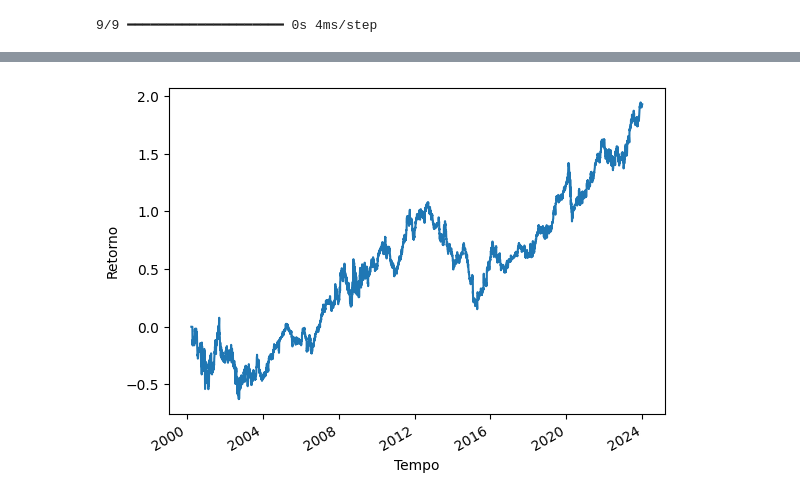
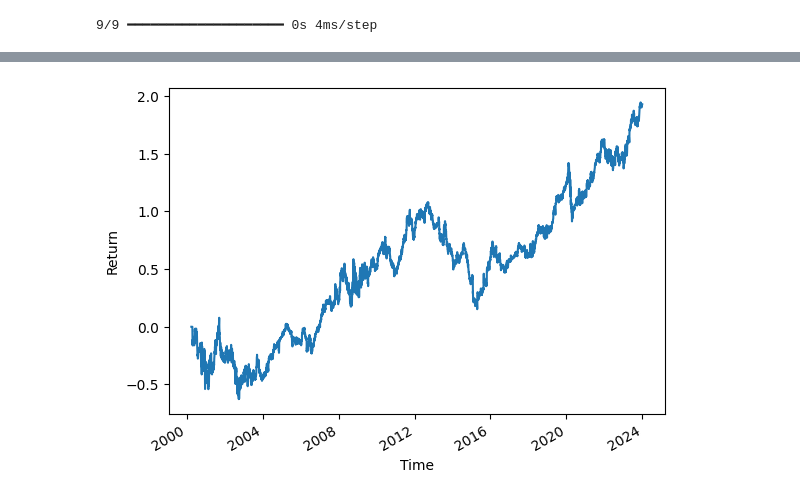
Before and after one commit to Silmara-Basso/temporal-fusion-transformers, a Jupyter notebook: investment_returns.ipynb, the cells around one changed output, grey strips where cells are left out. Saved outputs shown, nothing was run; the diff lists cells and outputs as text; code cells hidden in the pictures.

```diff
--- a/investment_returns.ipynb
+++ b/investment_returns.ipynb
@@ -511,10 +516,10 @@ df.tail()
 # %%
 # Cumulative plot
 df["ret_strategy"].iloc[:].cumsum().plot()
 
-plt.xlabel("Tempo")
-plt.ylabel("Retorno")
+plt.xlabel("Time")
+plt.ylabel("Return")
 
 plt.show()
 # %% [output]
-[figure, old version]
+[figure, new version]
```
Also changed, not shown: parts of 1 cell of this notebook, 1 other file.
